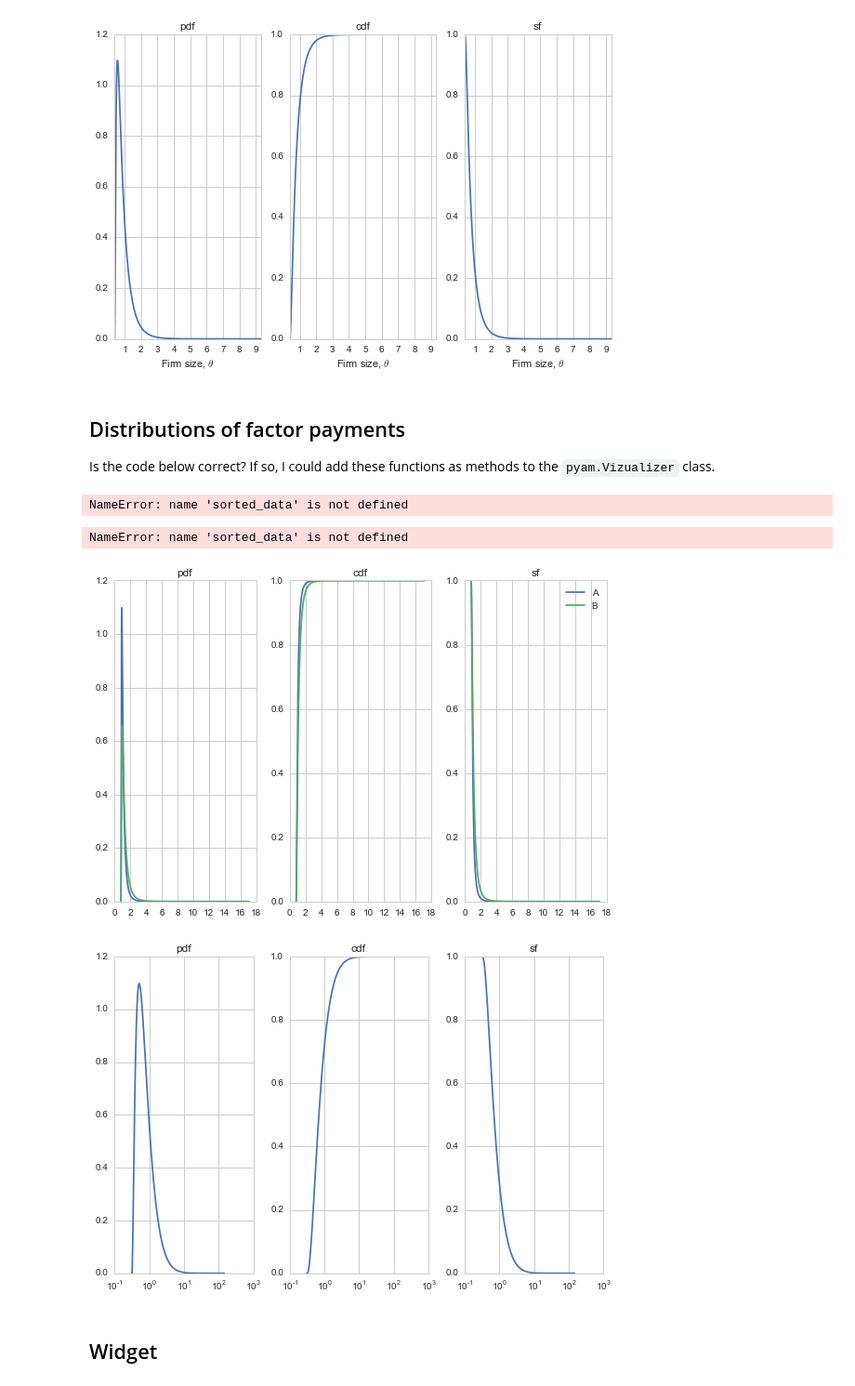
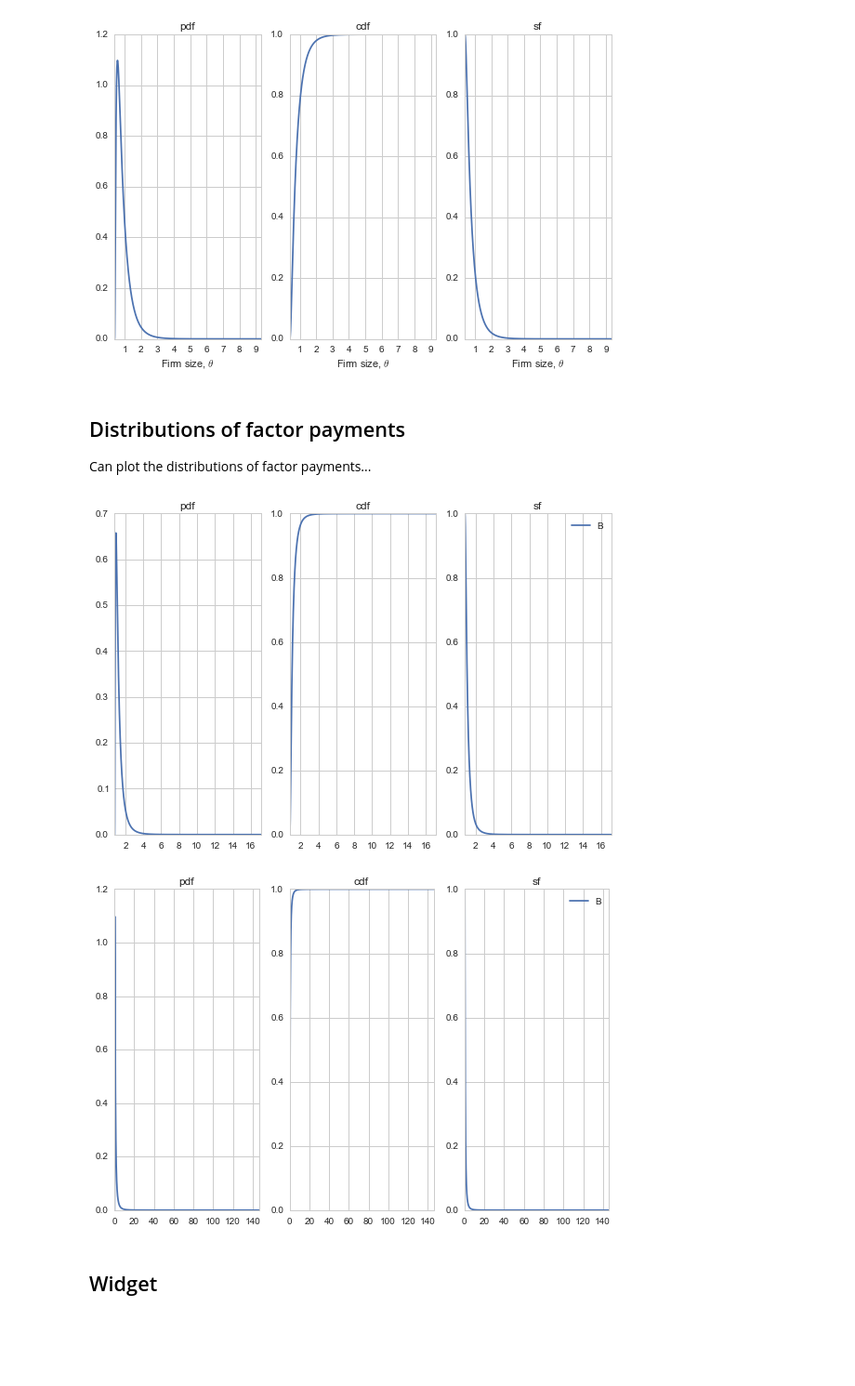
Before and after one commit to davidrpugh/assortative-matching, a Jupyter notebook: examples/positive-assortative-matching.ipynb, the cells around one changed output. Shown at 93% size. Drawn from its saved outputs; the diff is of its cells as text; code cells hidden in the pictures; blank space fills up the shorter version.

Commit message:
Added properties computing the distributions of factor payments.

```diff
--- a/examples/positive-assortative-matching.ipynb
+++ b/examples/positive-assortative-matching.ipynb
@@ -236,19 +236,3 @@ plt.tight_layout()
 plt.show()
 # %% [output]
 [figure]
-# %% [markdown]
-## Distributions of factor payments
-
-Is the code below correct? If so, I could add these functions as methods to the `pyam.Vizualizer` class.
-# %%
-# pdf for profits
-tmp_data = sorted_data.sort('factor_payment_2', ascending=True, inplace=False)
-pi_pdf = tmp_data.theta_pdf  # frequency of profits is the same as that of firms
-# %% [output]
-NameError: name 'sorted_data' is not defined
-# %%
-# pdf for average wages (method A from Falter89)
-tmp_data = sorted_data.sort('factor_payment_1', ascending=True, inplace=False)
-w_pdf_A = tmp_data.theta_pdf
-# %% [output]
-NameError: name 'sorted_data' is not defined
@@ -259,50 +239,39 @@ w_pdf_B = tmp_data.theta * tmp_data.theta_pdf
+# %% [markdown]
+## Distributions of factor payments
+
+Can plot the distributions of factor payments...
 # %%
-w_cdf_A = compute_cdf(w_pdf_A)
-w_sf_A = compute_sf(w_cdf_A)
+fig, axes = plt.subplots(1, 3)
 
-w_cdf_B = compute_cdf(w_pdf_B)
-w_sf_B = compute_sf(w_cdf_B)
-
-fig, axes = plt.subplots(1, 3)
-w = viz.solution.factor_payment_1.sort(inplace=False)
-axes[0].plot(w, w_pdf_A)
-axes[0].plot(w, w_pdf_B)
+viz.factor_payment_1_pdf.plot(ax=axes[0])
 axes[0].set_title(r'pdf')
 
-axes[1].plot(w, w_cdf_A)
-axes[1].plot(w, w_cdf_B)
+viz.factor_payment_1_cdf.plot(ax=axes[1])
 axes[1].set_title(r'cdf')
 
-axes[2].plot(w, w_sf_A, label="A")
-axes[2].plot(w, w_sf_B, label="B")
+viz.factor_payment_1_sf.plot(ax=axes[2], label="B")
 axes[2].set_title(r'sf')
 axes[2].legend(loc='best', frameon=False)
 plt.tight_layout()
 plt.show()
 # %% [output]
-[figure, old version]
+[figure, new version]
 # %%
-pi_cdf = compute_cdf(pi_pdf)
-pi_sf = compute_sf(pi_cdf)
+fig, axes = plt.subplots(1, 3)
 
-fig, axes = plt.subplots(1, 3)
-pi = viz.solution.factor_payment_2.sort(inplace=False)
-axes[0].plot(pi, pi_pdf)
-axes[0].set_xscale('log')
+viz.factor_payment_2_pdf.plot(ax=axes[0])
 axes[0].set_title(r'pdf')
 
-axes[1].plot(pi, pi_cdf)
-axes[1].set_xscale('log')
+viz.factor_payment_2_cdf.plot(ax=axes[1])
 axes[1].set_title(r'cdf')
 
-axes[2].plot(pi, pi_sf)
-axes[2].set_xscale('log')
+viz.factor_payment_2_sf.plot(ax=axes[2], label="B")
 axes[2].set_title(r'sf')
-
+axes[2].legend(loc='best', frameon=False)
 plt.tight_layout()
 plt.show()
 # %% [output]
-[figure, old version]
+[figure, new version]
 # %% [markdown]
 ## Widget
 # %%
```
Also changed, not shown: parts of 3 cells of this notebook, 1 other file.
